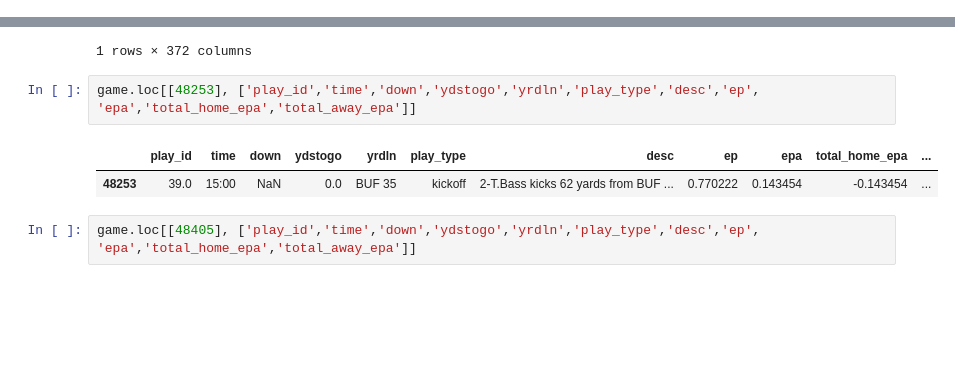
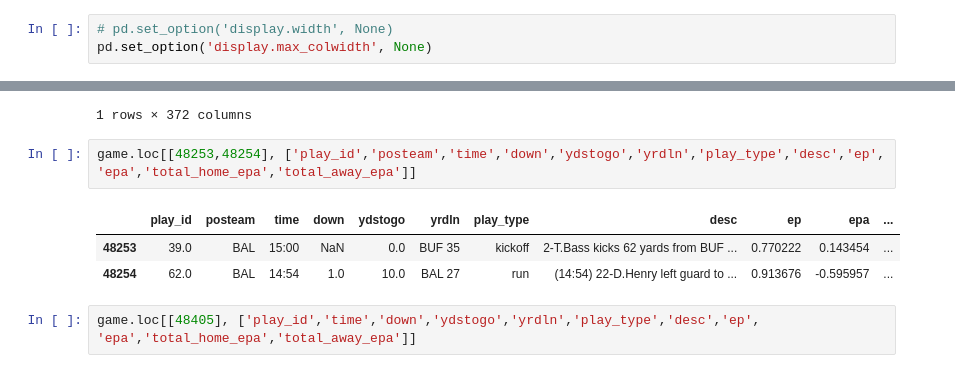
Before and after one commit to Biggels/NFL-Expected-Points, a Jupyter notebook: explore.ipynb, the cells around one changed output, grey strips where cells are left out. Cells and saved outputs as stored; diff of their text form; blank space fills up the shorter version.

```diff
--- a/explore.ipynb
+++ b/explore.ipynb
@@ -3,3 +4,6 @@ import nfl_data_py as nfl
+# %%
+# pd.set_option('display.width', None)
+pd.set_option('display.max_colwidth', None)
 # %%
 df = nfl.import_pbp_data([2024])
 # %% [output]
@@ -100,10 +104,11 @@ game.loc[df.play_id==1]
 | 48252 | 1.0 | 2024_20_BAL_BUF | 2025011901 | BUF | BAL | POST | 20 | None | None | ... |
 1 rows × 372 columns
 # %%
-game.loc[[48253], ['play_id','time','down','ydstogo','yrdln','play_type','desc','ep', 'epa','total_home_epa','total_away_epa']]
+game.loc[[48253,48254], ['play_id','posteam','time','down','ydstogo','yrdln','play_type','desc','ep', 'epa','total_home_epa','total_away_epa']]
 # %% [output]
-|  | play_id | time | down | ydstogo | yrdln | play_type | desc | ep | epa | total_home_epa | ... |
-| 48253 | 39.0 | 15:00 | NaN | 0.0 | BUF 35 | kickoff | 2-T.Bass kicks 62 yards from BUF ... | 0.770222 | 0.143454 | -0.143454 | ... |
+|  | play_id | posteam | time | down | ydstogo | yrdln | play_type | desc | ep | epa | ... |
+| 48253 | 39.0 | BAL | 15:00 | NaN | 0.0 | BUF 35 | kickoff | 2-T.Bass kicks 62 yards from BUF ... | 0.770222 | 0.143454 | ... |
+| 48254 | 62.0 | BAL | 14:54 | 1.0 | 10.0 | BAL 27 | run | (14:54) 22-D.Henry left guard to ... | 0.913676 | -0.595957 | ... |
 # %%
 game.loc[[48405], ['play_id','time','down','ydstogo','yrdln','play_type','desc','ep', 'epa','total_home_epa','total_away_epa']]
 # %% [output]
```
Also changed, not shown: parts of 19 cells of this notebook.
